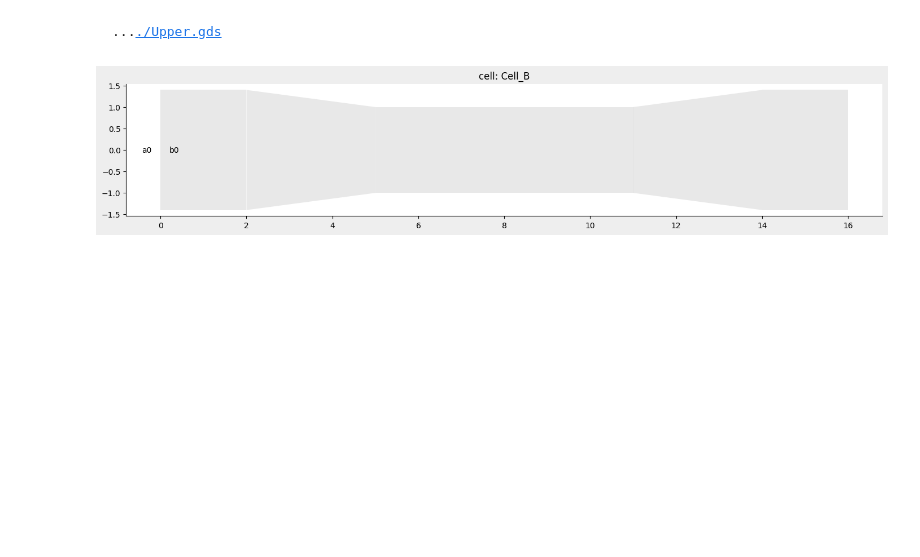
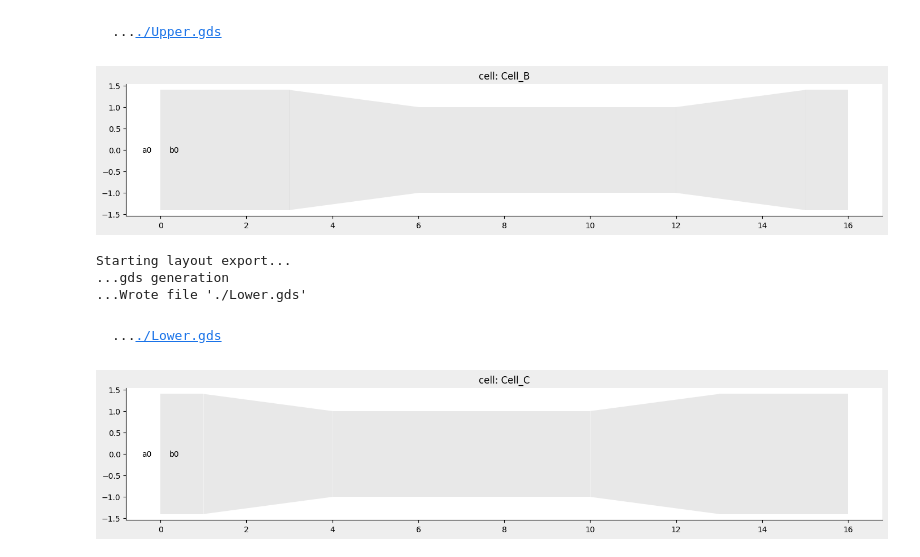
Before and after one commit to Harryxwh/SiNDispersionEngineering, a Jupyter notebook: Layouts/nazca_test.ipynb, the cells around one changed output. Drawn from its saved outputs; the diff is of its cells as text; code cells hidden in the pictures; blank space fills up the shorter version.

Commit message:
upper and lower diff

```diff
--- a/Layouts/nazca_test.ipynb
+++ b/Layouts/nazca_test.ipynb
@@ -48,3 +48,19 @@ Starting layout export...
 ...Wrote file './Upper.gds'
 ..../Upper.gds
 [figure]
+# %%
+with nd.Cell(name='Cell_C') as cellc:
+    nd.strt(length=1,width=2.8).put()
+    nd.taper(length=3, width1=2.8, width2=2.0).put()
+    nd.strt(length=6,width=2).put()
+    nd.taper(length=3, width1=2.0, width2=2.8).put()
+    nd.strt(length=3,width=2.8).put()
+
+nd.export_gds(cellc,"Lower.gds")
+nd.export_plt(cellc)
+# %% [output]
+Starting layout export...
+...gds generation
+...Wrote file './Lower.gds'
+..../Lower.gds
+[figure, added]
```
Also changed, not shown: parts of 1 cell of this notebook, 2 other files.
